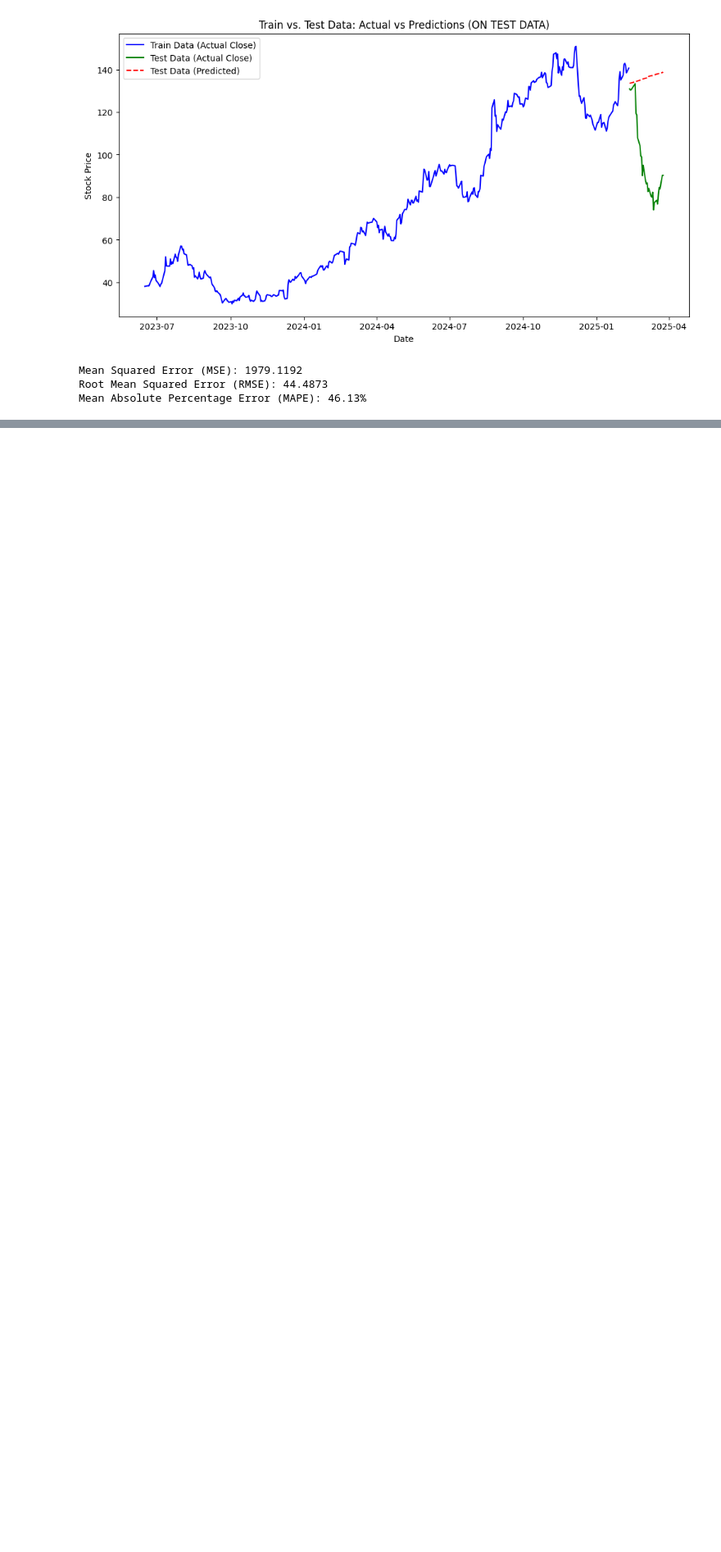
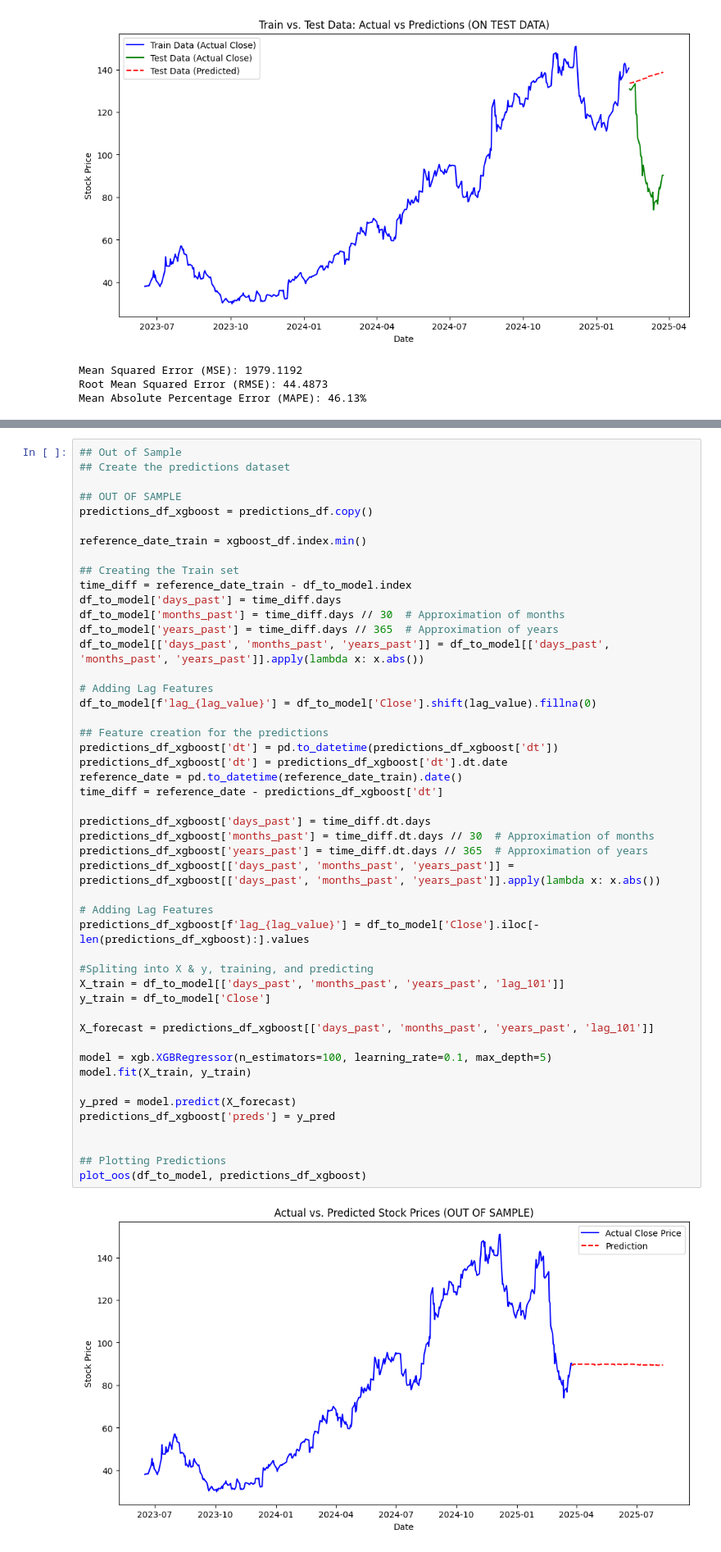
Before and after one commit to mfannin099/Stock_Analysis, a Jupyter notebook: predictions.ipynb, the cells around one changed output, grey strips where cells are left out. Shown at 82% size. Cells and saved outputs as stored; diff of their text form; blank space fills up the shorter version.

```diff
--- a/predictions.ipynb
+++ b/predictions.ipynb
@@ -482,0 +519,50 @@ Close = -2.3687 + (0.1575 * days_past) + (0.3735 * months_past) + (30.0537 * yea
+# %%
+## Out of Sample
+## Create the predictions dataset
+
+## OUT OF SAMPLE
+predictions_df_xgboost = predictions_df.copy()
+
+reference_date_train = xgboost_df.index.min()
+
+## Creating the Train set
+time_diff = reference_date_train - df_to_model.index
+df_to_model['days_past'] = time_diff.days
+df_to_model['months_past'] = time_diff.days // 30  # Approximation of months
+df_to_model['years_past'] = time_diff.days // 365  # Approximation of years
+df_to_model[['days_past', 'months_past', 'years_past']] = df_to_model[['days_past', 'months_past', 'years_past']].apply(lambda x: x.abs())
+
+# Adding Lag Features
+df_to_model[f'lag_{lag_value}'] = df_to_model['Close'].shift(lag_value).fillna(0)
+
+## Feature creation for the predictions
+predictions_df_xgboost['dt'] = pd.to_datetime(predictions_df_xgboost['dt'])
+predictions_df_xgboost['dt'] = predictions_df_xgboost['dt'].dt.date
+reference_date = pd.to_datetime(reference_date_train).date()
+time_diff = reference_date - predictions_df_xgboost['dt']
+
+predictions_df_xgboost['days_past'] = time_diff.dt.days
+predictions_df_xgboost['months_past'] = time_diff.dt.days // 30  # Approximation of months
+predictions_df_xgboost['years_past'] = time_diff.dt.days // 365  # Approximation of years
+predictions_df_xgboost[['days_past', 'months_past', 'years_past']] = predictions_df_xgboost[['days_past', 'months_past', 'years_past']].apply(lambda x: x.abs())
+
+# Adding Lag Features
+predictions_df_xgboost[f'lag_{lag_value}'] = df_to_model['Close'].iloc[-len(predictions_df_xgboost):].values
+
+#Spliting into X & y, training, and predicting
+X_train = df_to_model[['days_past', 'months_past', 'years_past', 'lag_101']]
+y_train = df_to_model['Close']
+
+X_forecast = predictions_df_xgboost[['days_past', 'months_past', 'years_past', 'lag_101']]
+
+model = xgb.XGBRegressor(n_estimators=100, learning_rate=0.1, max_depth=5)
+model.fit(X_train, y_train)
+
+y_pred = model.predict(X_forecast)
+predictions_df_xgboost['preds'] = y_pred
+
+
+## Plotting Predictions
+plot_oos(df_to_model, predictions_df_xgboost)
+# %% [output]
+[figure, added]
```
Also changed, not shown: parts of 5 cells of this notebook.
